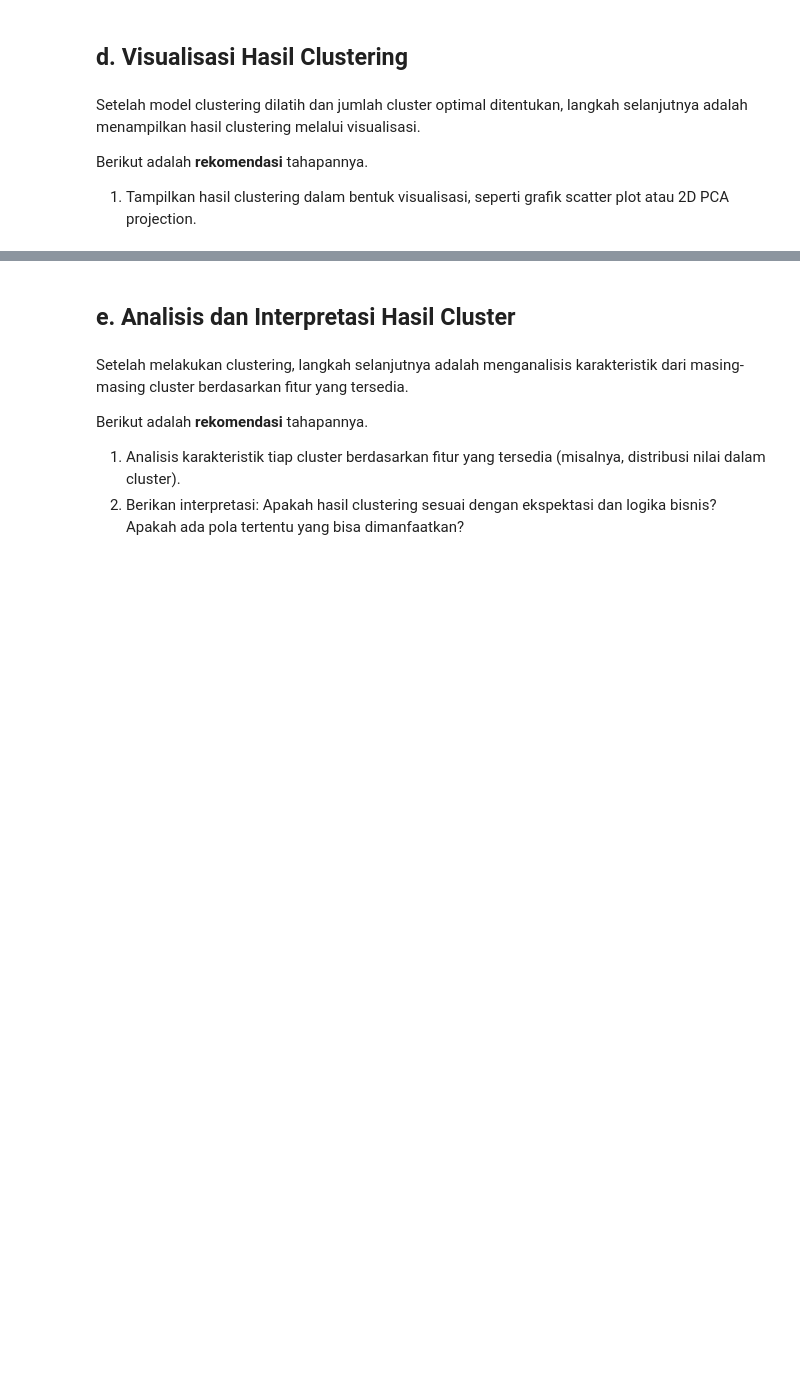
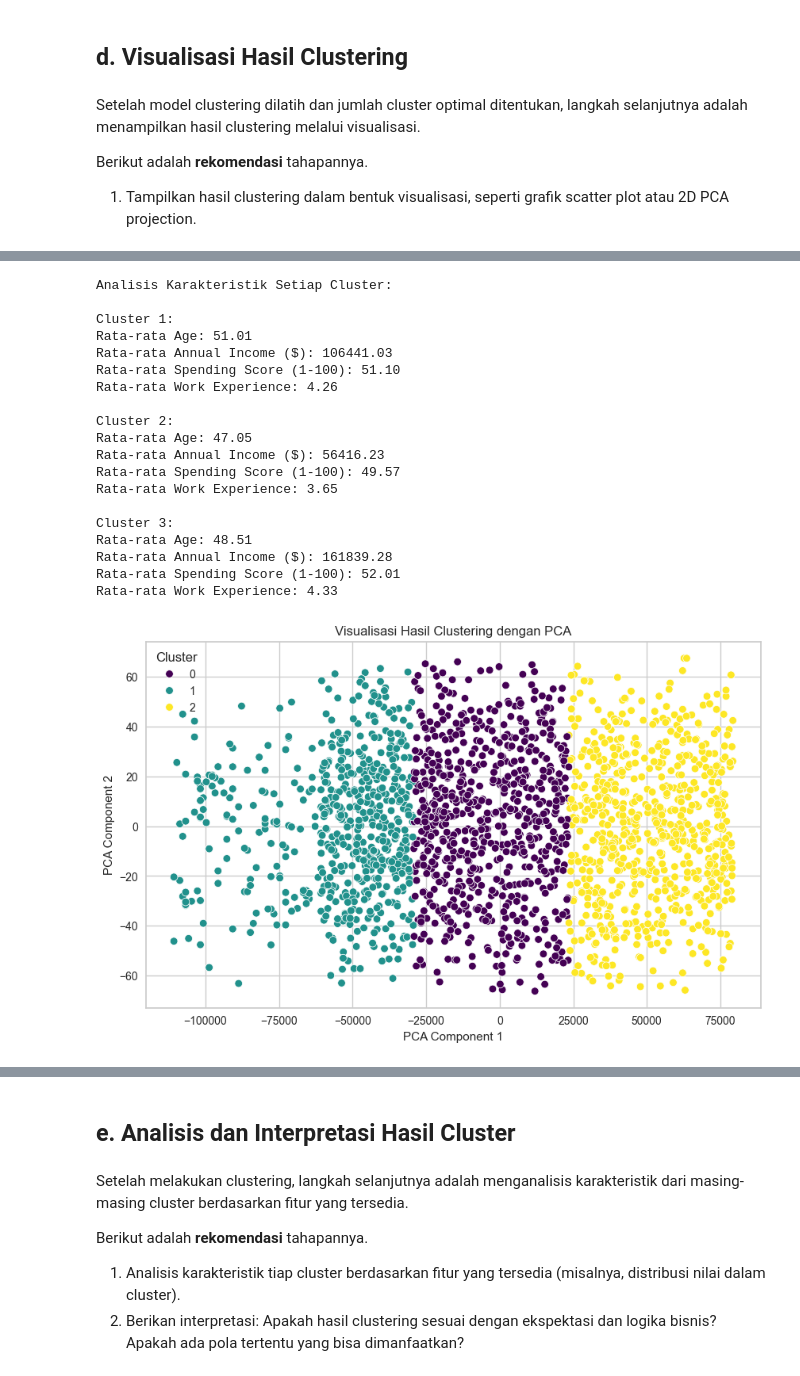
Before and after one commit to MrasyidN/belajarMachineLearning, a Jupyter notebook: Proyek/[Clustering]_Submission_Akhir_BMLP_MuhammadRasyidNurrohim.ipynb, the cells around one changed output, grey strips where cells are left out. Drawn from its saved outputs; the diff is of its cells as text; code cells hidden in the pictures; blank space fills up the shorter version.

```diff
--- a/Proyek/[Clustering]_Submission_Akhir_BMLP_MuhammadRasyidNurrohim.ipynb
+++ b/Proyek/[Clustering]_Submission_Akhir_BMLP_MuhammadRasyidNurrohim.ipynb
@@ -643,0 +637,70 @@ plt.show()
+# %%
+# Inisialisasi model KMeans dengan 3 cluster
+k = 3
+kmeans = KMeans(n_clusters=k, random_state=0, n_init=10)
+labels = kmeans.fit_predict(data_split)
+
+# Konversi data ke DataFrame agar lebih mudah dianalisis
+columns = ["Age", "Annual Income ($)", "Spending Score (1-100)", "Work Experience"]
+df = pd.DataFrame(data_split, columns=columns)
+df["Cluster"] = labels
+
+# Fungsi untuk analisis karakteristik cluster
+def analyze_clusters(df, k):
+    print("Analisis Karakteristik Setiap Cluster:\n")
+
+    cluster_summary = []
+    for cluster_id in range(k):
+        cluster_data = df[df["Cluster"] == cluster_id]
+
+        # Menghitung rata-rata setiap fitur dalam cluster
+        mean_values = cluster_data.mean()
+
+        # Menampilkan hasil analisis
+        print(f"Cluster {cluster_id + 1}:")
+        print(f"Rata-rata Age: {mean_values['Age']:.2f}")
+        print(f"Rata-rata Annual Income ($): {mean_values['Annual Income ($)']:.2f}")
+        print(f"Rata-rata Spending Score (1-100): {mean_values['Spending Score (1-100)']:.2f}")
+        print(f"Rata-rata Work Experience: {mean_values['Work Experience']:.2f}\n")
+
+        cluster_summary.append(mean_values)
+
+    return pd.DataFrame(cluster_summary)
+
+# Analisis cluster
+cluster_analysis = analyze_clusters(df, k)
+
+pca = PCA(n_components=2)
+pca_result = pca.fit_transform(data_split)
+
+df["PCA1"] = pca_result[:, 0]
+df["PCA2"] = pca_result[:, 1]
+
+plt.figure(figsize=(10, 6))
+sns.scatterplot(x="PCA1", y="PCA2", hue="Cluster", palette="viridis", data=df)
+plt.title("Visualisasi Hasil Clustering dengan PCA")
+plt.xlabel("PCA Component 1")
+plt.ylabel("PCA Component 2")
+plt.legend(title="Cluster")
+plt.show()
+# %% [output]
+Analisis Karakteristik Setiap Cluster:
+
+Cluster 1:
+Rata-rata Age: 51.01
+Rata-rata Annual Income ($): 106441.03
+Rata-rata Spending Score (1-100): 51.10
+Rata-rata Work Experience: 4.26
+
+Cluster 2:
+Rata-rata Age: 47.05
+Rata-rata Annual Income ($): 56416.23
+Rata-rata Spending Score (1-100): 49.57
+Rata-rata Work Experience: 3.65
+
+Cluster 3:
+Rata-rata Age: 48.51
+Rata-rata Annual Income ($): 161839.28
+Rata-rata Spending Score (1-100): 52.01
+Rata-rata Work Experience: 4.33
+[figure, added]
```
Also changed, not shown: parts of 10 cells of this notebook, 1 other file.
